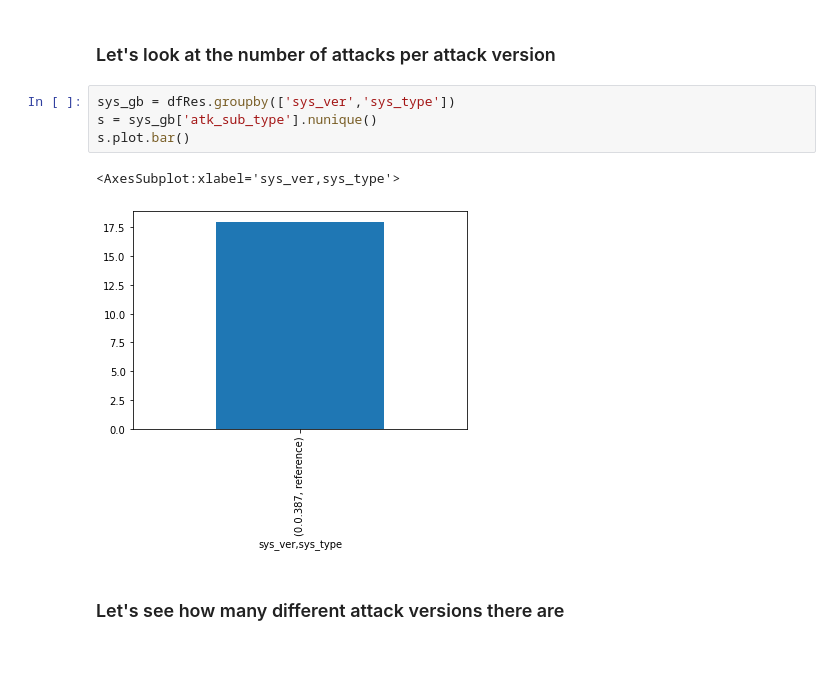
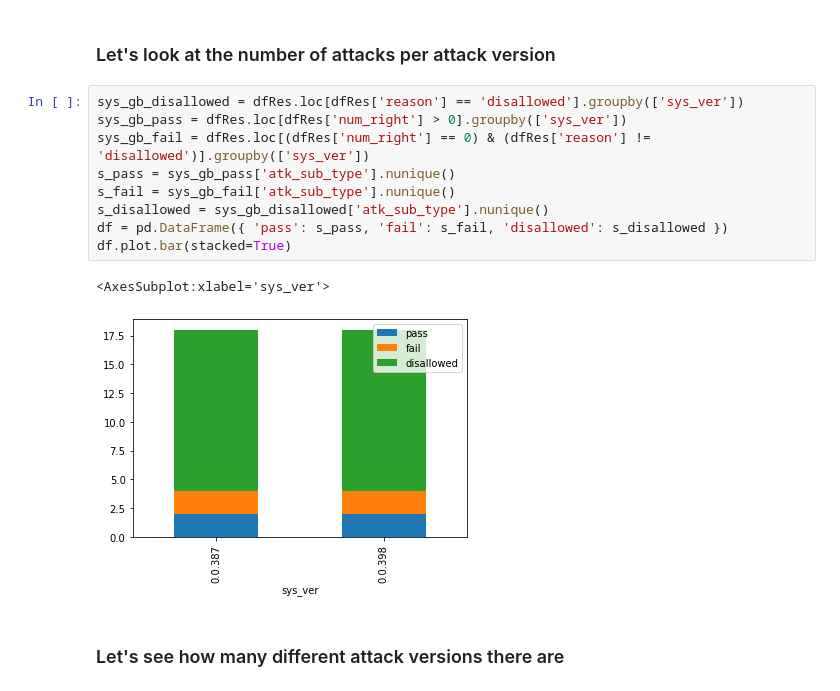
Before and after one commit to iaBIH/attacker, a Jupyter notebook: results.ipynb, the cells around one changed output. Saved outputs shown, nothing was run; the diff lists cells and outputs as text; blank space fills up the shorter version.

```diff
--- a/results.ipynb
+++ b/results.ipynb
@@ -26,13 +26,18 @@ display(dfRes.head())
 | 4 | justTesting | Just testing a new conditionsSql | reference | 0.0.387 | 38700000 | 2021-02-10 | 100 | 0 | 100 | ... |
 # %% [markdown]
 ### Let's look at the number of attacks per attack version
-# %%
-sys_gb = dfRes.groupby(['sys_ver','sys_type'])
-s = sys_gb['atk_sub_type'].nunique()
-s.plot.bar()
-# %% [output]
-<AxesSubplot:xlabel='sys_ver,sys_type'>
-[figure, removed]
+# %%
+sys_gb_disallowed = dfRes.loc[dfRes['reason'] == 'disallowed'].groupby(['sys_ver'])
+sys_gb_pass = dfRes.loc[dfRes['num_right'] > 0].groupby(['sys_ver'])
+sys_gb_fail = dfRes.loc[(dfRes['num_right'] == 0) & (dfRes['reason'] != 'disallowed')].groupby(['sys_ver'])
+s_pass = sys_gb_pass['atk_sub_type'].nunique()
+s_fail = sys_gb_fail['atk_sub_type'].nunique()
+s_disallowed = sys_gb_disallowed['atk_sub_type'].nunique()
+df = pd.DataFrame({ 'pass': s_pass, 'fail': s_fail, 'disallowed': s_disallowed })
+df.plot.bar(stacked=True)
+# %% [output]
+<AxesSubplot:xlabel='sys_ver'>
+[figure, added]
 # %% [markdown]
 ### Let's see how many different attack versions there are
 # %% [markdown]
```
Also changed, not shown: parts of 4 cells of this notebook, 3 other files.
